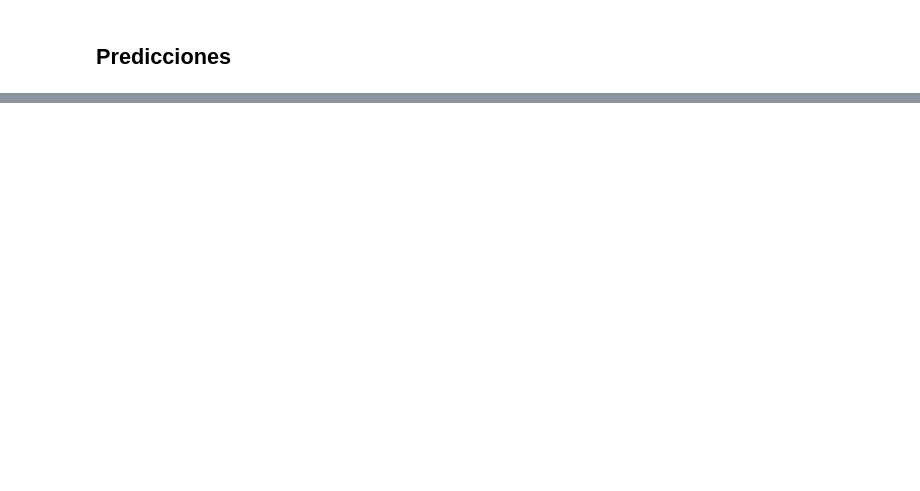
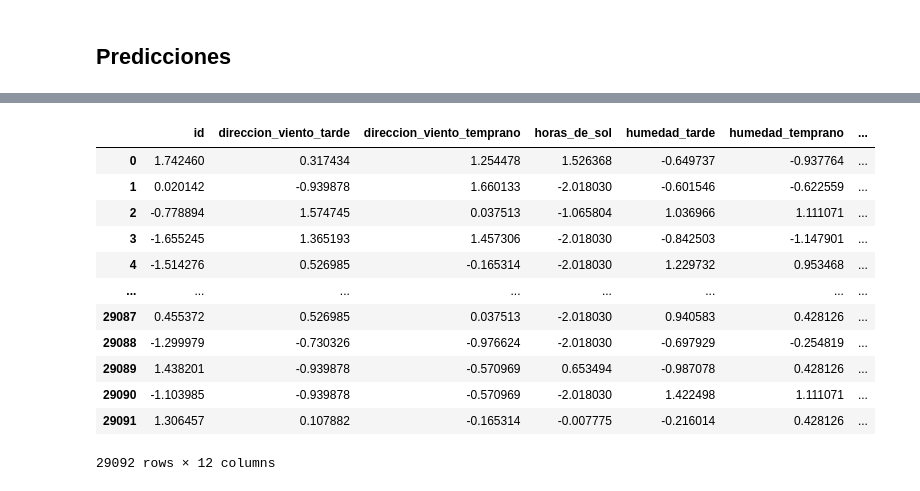
Before and after one commit to NicolasEzequielZulaicaRivera/OD_TPS, a Jupyter notebook: TP2/entrega.ipynb, the cells around one changed output, grey strips where cells are left out. Cells and saved outputs as stored; diff of their text form; code cells hidden in the pictures; blank space fills up the shorter version.

```diff
--- a/TP2/entrega.ipynb
+++ b/TP2/entrega.ipynb
@@ -133,0 +237,19 @@ df
+# %%
+reemplazarNulls(pred_feat , inplace=True)
+reemplazarCategoricas(pred_feat , inplace=True)
+reemplazarFechas(pred_feat , inplace=True)
+regularizar(pred_feat , inplace=True)
+# %% [output]
+|  | id | direccion_viento_tarde | direccion_viento_temprano | horas_de_sol | humedad_tarde | humedad_temprano | ... |
+| 0 | 1.742460 | 0.317434 | 1.254478 | 1.526368 | -0.649737 | -0.937764 | ... |
+| 1 | 0.020142 | -0.939878 | 1.660133 | -2.018030 | -0.601546 | -0.622559 | ... |
+| 2 | -0.778894 | 1.574745 | 0.037513 | -1.065804 | 1.036966 | 1.111071 | ... |
+| 3 | -1.655245 | 1.365193 | 1.457306 | -2.018030 | -0.842503 | -1.147901 | ... |
+| 4 | -1.514276 | 0.526985 | -0.165314 | -2.018030 | 1.229732 | 0.953468 | ... |
+| ... | ... | ... | ... | ... | ... | ... | ... |
+| 29087 | 0.455372 | 0.526985 | 0.037513 | -2.018030 | 0.940583 | 0.428126 | ... |
+| 29088 | -1.299979 | -0.730326 | -0.976624 | -2.018030 | -0.697929 | -0.254819 | ... |
+| 29089 | 1.438201 | -0.939878 | -0.570969 | 0.653494 | -0.987078 | 0.428126 | ... |
+| 29090 | -1.103985 | -0.939878 | -0.570969 | -2.018030 | 1.422498 | 1.111071 | ... |
+| 29091 | 1.306457 | 0.107882 | -0.165314 | -0.007775 | -0.216014 | 0.428126 | ... |
+29092 rows × 12 columns
```
Also changed, not shown: parts of 17 cells of this notebook, 12 other files.
